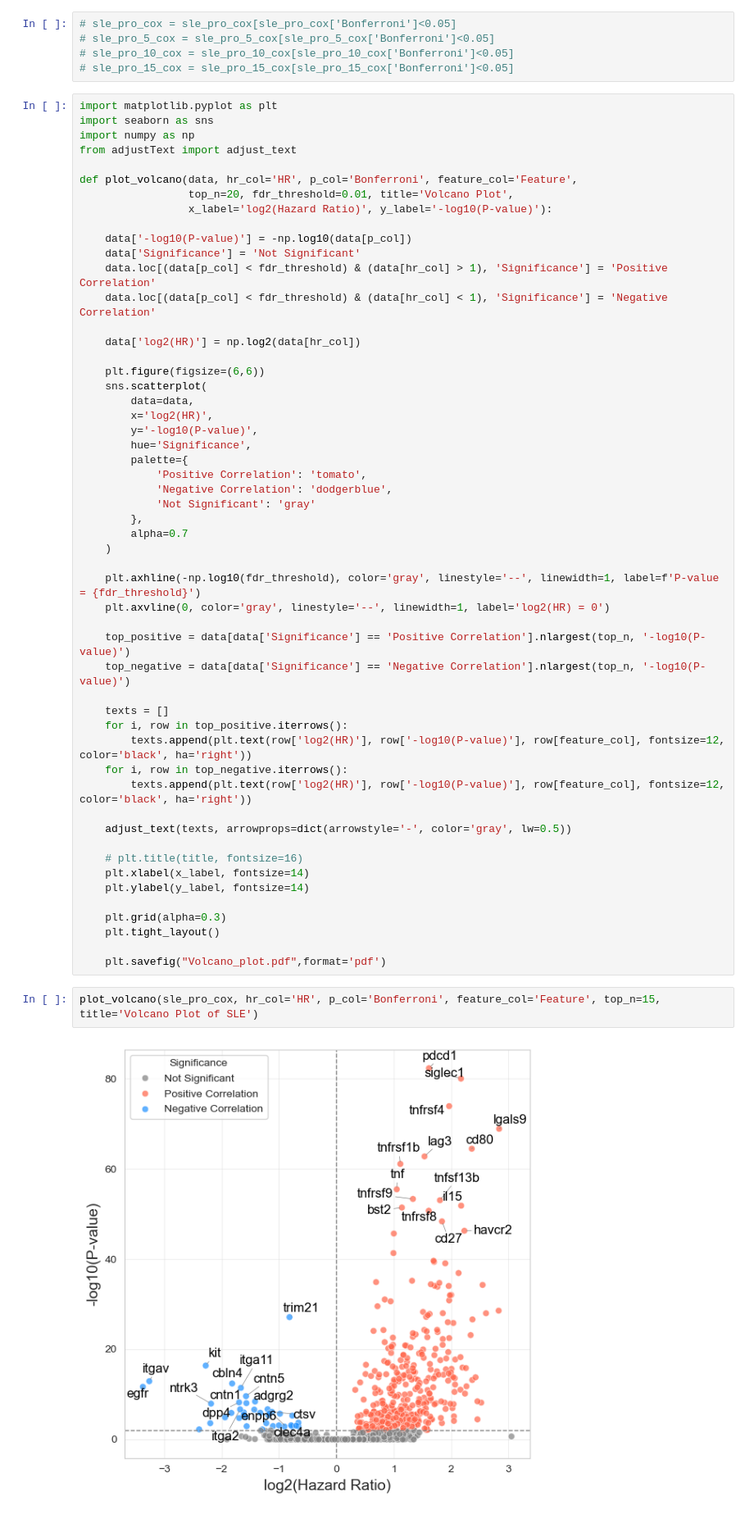
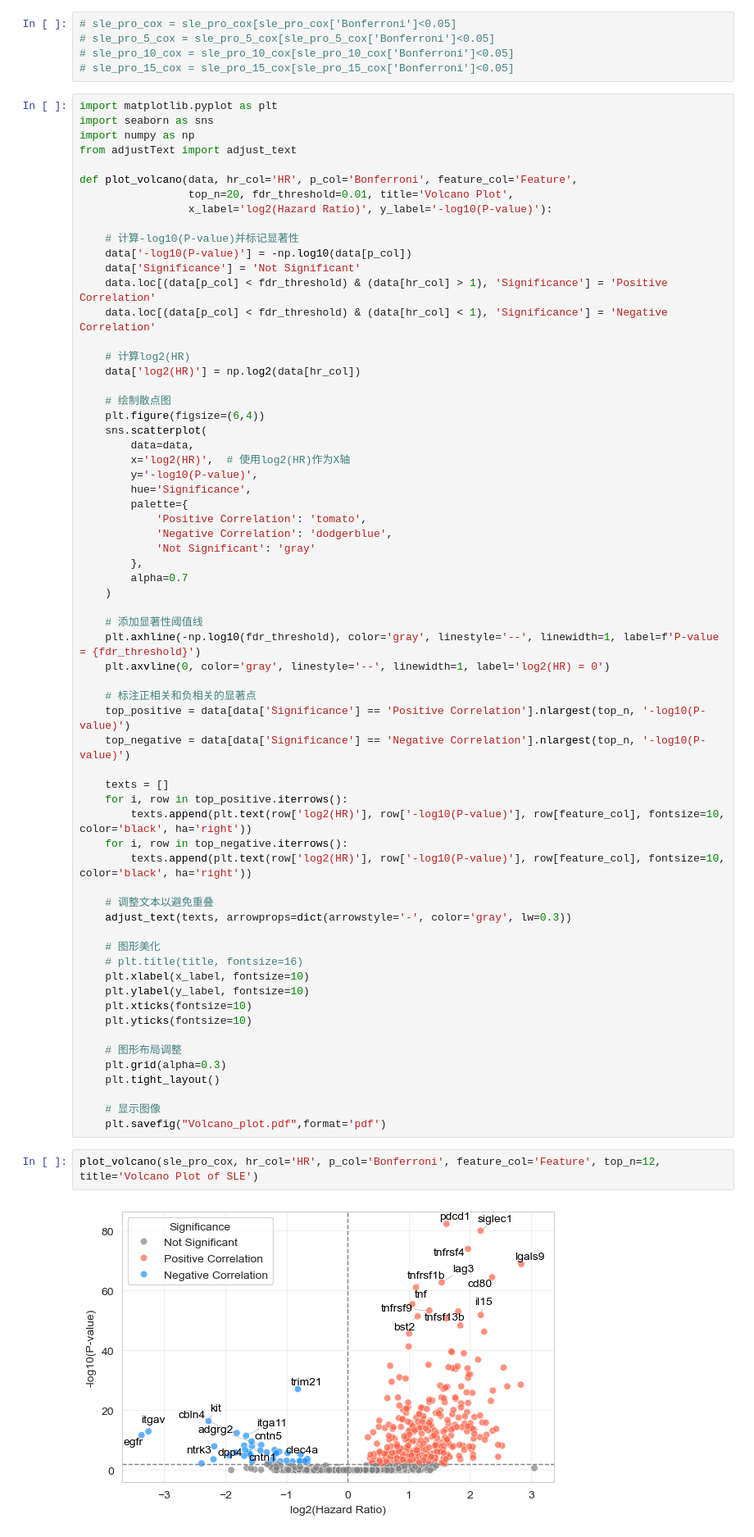
Before and after one commit to Jacob-X/SLE_Protein, a Jupyter notebook: 2.cox/2.timeline_cox_check.ipynb, the cells around one changed output. Shown at 82% size. Saved outputs shown, nothing was run; the diff lists cells and outputs as text.

```diff
--- a/2.cox/2.timeline_cox_check.ipynb
+++ b/2.cox/2.timeline_cox_check.ipynb
@@ -20,17 +20,20 @@ def plot_volcano(data, hr_col='HR', p_col='Bonferroni', feature_col='Feature',
                  top_n=20, fdr_threshold=0.01, title='Volcano Plot',
                  x_label='log2(Hazard Ratio)', y_label='-log10(P-value)'):
 
+    # 计算-log10(P-value)并标记显著性
     data['-log10(P-value)'] = -np.log10(data[p_col])
     data['Significance'] = 'Not Significant'
     data.loc[(data[p_col] < fdr_threshold) & (data[hr_col] > 1), 'Significance'] = 'Positive Correlation'
     data.loc[(data[p_col] < fdr_threshold) & (data[hr_col] < 1), 'Significance'] = 'Negative Correlation'
 
+    # 计算log2(HR)
     data['log2(HR)'] = np.log2(data[hr_col])
 
-    plt.figure(figsize=(6,6))
+    # 绘制散点图
+    plt.figure(figsize=(6,4))
     sns.scatterplot(
         data=data,
-        x='log2(HR)',
+        x='log2(HR)',  # 使用log2(HR)作为X轴
         y='-log10(P-value)',
         hue='Significance',
         palette={
@@ -41,29 +44,37 @@ def plot_volcano(data, hr_col='HR', p_col='Bonferroni', feature_col='Feature',
         alpha=0.7
     )
 
+    # 添加显著性阈值线
     plt.axhline(-np.log10(fdr_threshold), color='gray', linestyle='--', linewidth=1, label=f'P-value = {fdr_threshold}')
     plt.axvline(0, color='gray', linestyle='--', linewidth=1, label='log2(HR) = 0')
 
+    # 标注正相关和负相关的显著点
     top_positive = data[data['Significance'] == 'Positive Correlation'].nlargest(top_n, '-log10(P-value)')
     top_negative = data[data['Significance'] == 'Negative Correlation'].nlargest(top_n, '-log10(P-value)')
 
     texts = []
     for i, row in top_positive.iterrows():
-        texts.append(plt.text(row['log2(HR)'], row['-log10(P-value)'], row[feature_col], fontsize=12, color='black', ha='right'))
+        texts.append(plt.text(row['log2(HR)'], row['-log10(P-value)'], row[feature_col], fontsize=10, color='black', ha='right'))
     for i, row in top_negative.iterrows():
-        texts.append(plt.text(row['log2(HR)'], row['-log10(P-value)'], row[feature_col], fontsize=12, color='black', ha='right'))
+        texts.append(plt.text(row['log2(HR)'], row['-log10(P-value)'], row[feature_col], fontsize=10, color='black', ha='right'))
 
-    adjust_text(texts, arrowprops=dict(arrowstyle='-', color='gray', lw=0.5))
+    # 调整文本以避免重叠
+    adjust_text(texts, arrowprops=dict(arrowstyle='-', color='gray', lw=0.3))
 
+    # 图形美化
     # plt.title(title, fontsize=16)
-    plt.xlabel(x_label, fontsize=14)
-    plt.ylabel(y_label, fontsize=14)
+    plt.xlabel(x_label, fontsize=10)
+    plt.ylabel(y_label, fontsize=10)
+    plt.xticks(fontsize=10)
+    plt.yticks(fontsize=10)
 
+    # 图形布局调整
     plt.grid(alpha=0.3)
     plt.tight_layout()
 
+    # 显示图像
     plt.savefig("Volcano_plot.pdf",format='pdf')
 # %%
-plot_volcano(sle_pro_cox, hr_col='HR', p_col='Bonferroni', feature_col='Feature', top_n=15, title='Volcano Plot of SLE')
+plot_volcano(sle_pro_cox, hr_col='HR', p_col='Bonferroni', feature_col='Feature', top_n=12, title='Volcano Plot of SLE')
 # %% [output]
-[figure, old version]
+[figure, new version]
```
Also changed, not shown: 4 other files.
